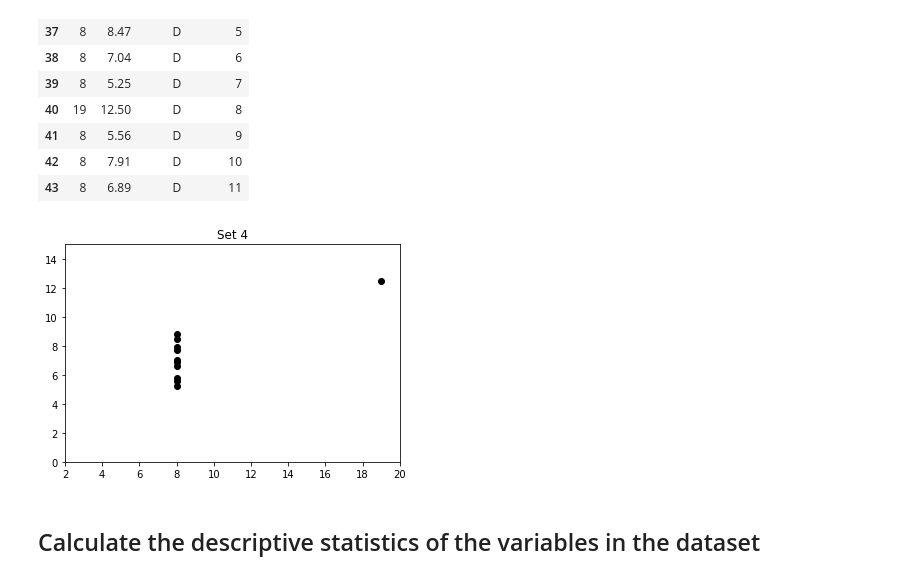
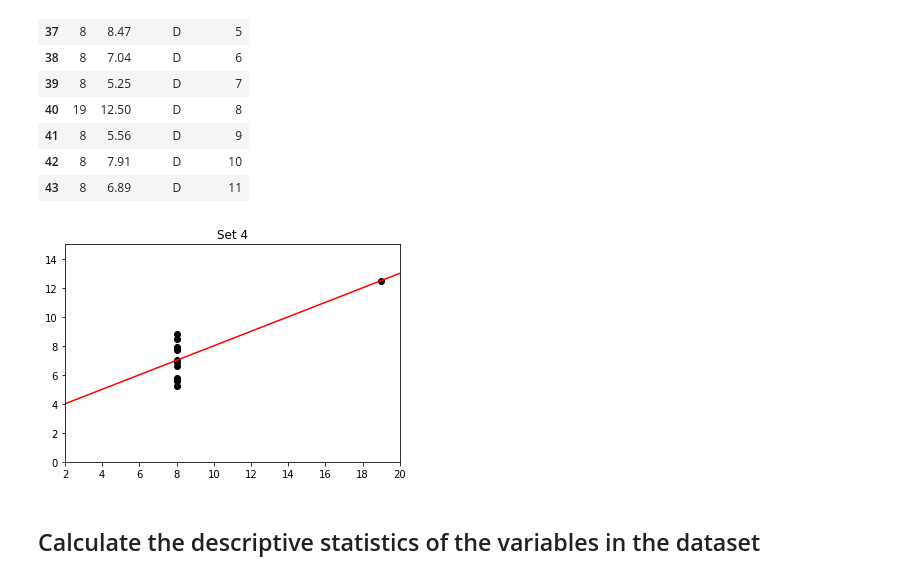
Before and after one commit to MarionMcG/data-analysis, a Jupyter notebook: anscombe.ipynb, the cells around one changed output. Cells and saved outputs as stored; diff of their text form; code cells hidden in the pictures.

Commit message:
Fitting a lines of best fit to sets 3 and 4

```diff
--- a/anscombe.ipynb
+++ b/anscombe.ipynb
@@ -167,14 +176,23 @@ set4
 # %%
 plt.title('Set 4')
 plt.xlim(2, 20)
 plt.ylim(0, 15)
 
 x = set4.loc[:, 'x']
 y = set4.loc[:, 'y']
 plt.plot(x, y, 'ko')
+
+#Now using x and y let's get the slope m and the y-intercept c
+z= np.polyfit(x, y, 1)
+m, c = z
+
+#Plotting the best fit line in the domain 0 to 20
+x=np.arange(0, 21, 1)
+plt.plot(x, m*x+c, 'r-')
+
 plt.show()
 # %% [output]
-[figure, old version]
+[figure, new version]
 # %% [markdown]
 ## Calculate the descriptive statistics of the variables in the dataset
 # %%
```
Also changed, not shown: parts of 2 cells of this notebook.
